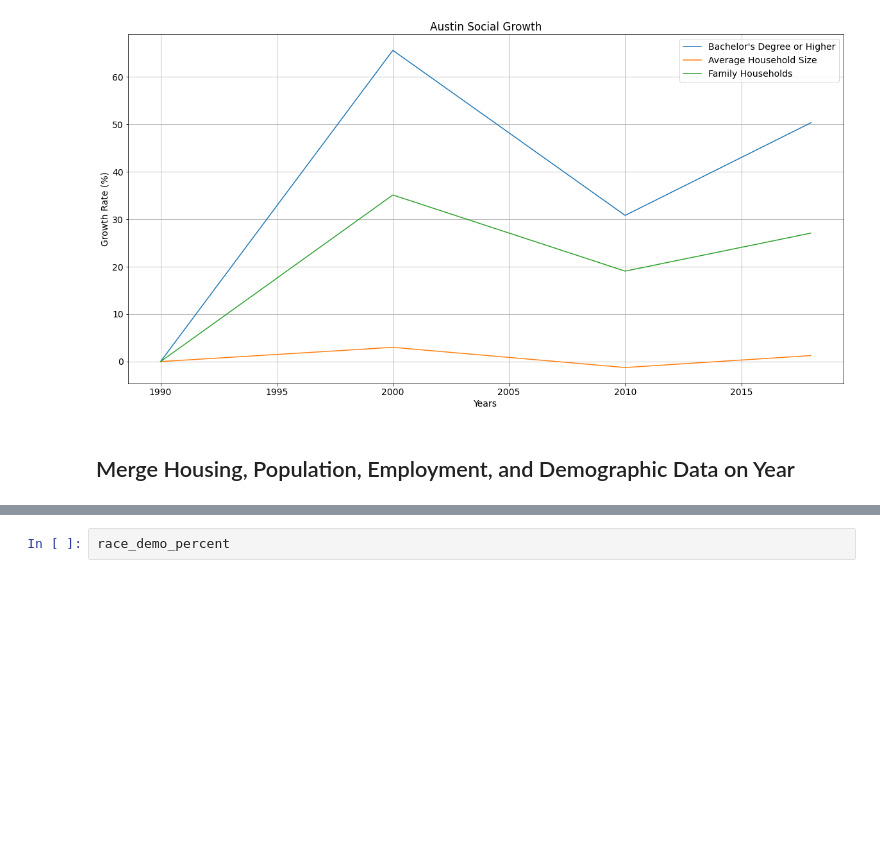
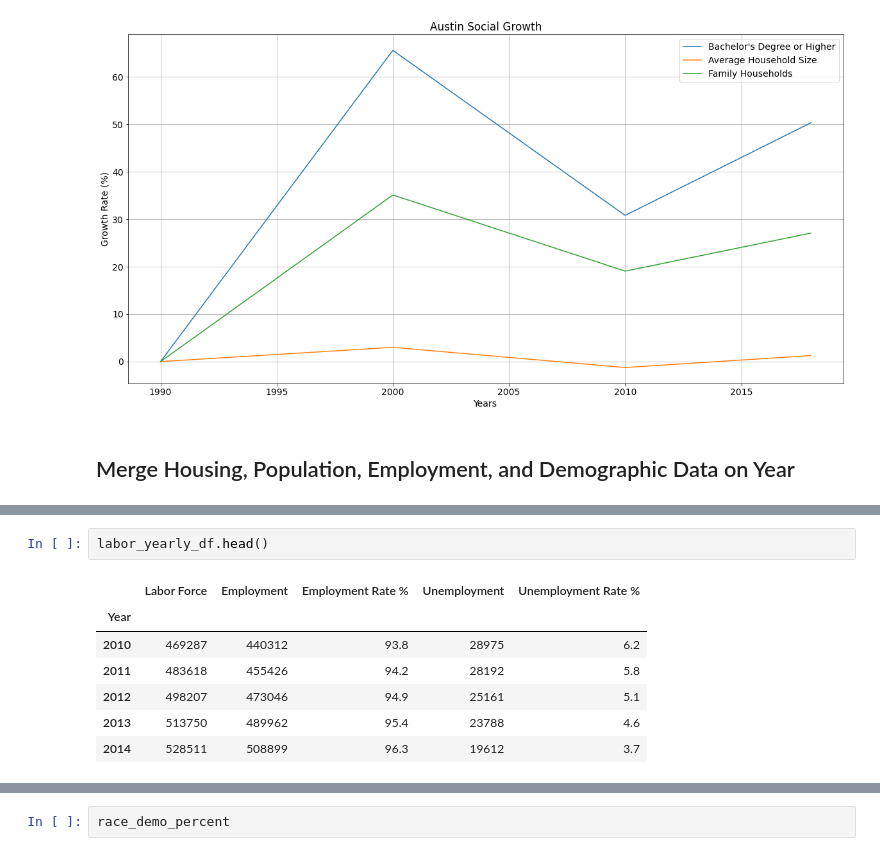
Before and after one commit to ybacoder/project-1, a Jupyter notebook: project_1.ipynb, the cells around one changed output, grey strips where cells are left out. Cells and saved outputs as stored; diff of their text form; blank space fills up the shorter version.

```diff
--- a/project_1.ipynb
+++ b/project_1.ipynb
@@ -1524,0 +1570,10 @@ plt.show()
+# %%
+labor_yearly_df.head()
+# %% [output]
+|  | Labor Force | Employment | Employment Rate % | Unemployment | Unemployment Rate % |
+| Year |  |  |  |  |  |
+| 2010 | 469287 | 440312 | 93.8 | 28975 | 6.2 |
+| 2011 | 483618 | 455426 | 94.2 | 28192 | 5.8 |
+| 2012 | 498207 | 473046 | 94.9 | 25161 | 5.1 |
+| 2013 | 513750 | 489962 | 95.4 | 23788 | 4.6 |
+| 2014 | 528511 | 508899 | 96.3 | 19612 | 3.7 |
```
Also changed, not shown: parts of 11 cells of this notebook, 1 other file.
